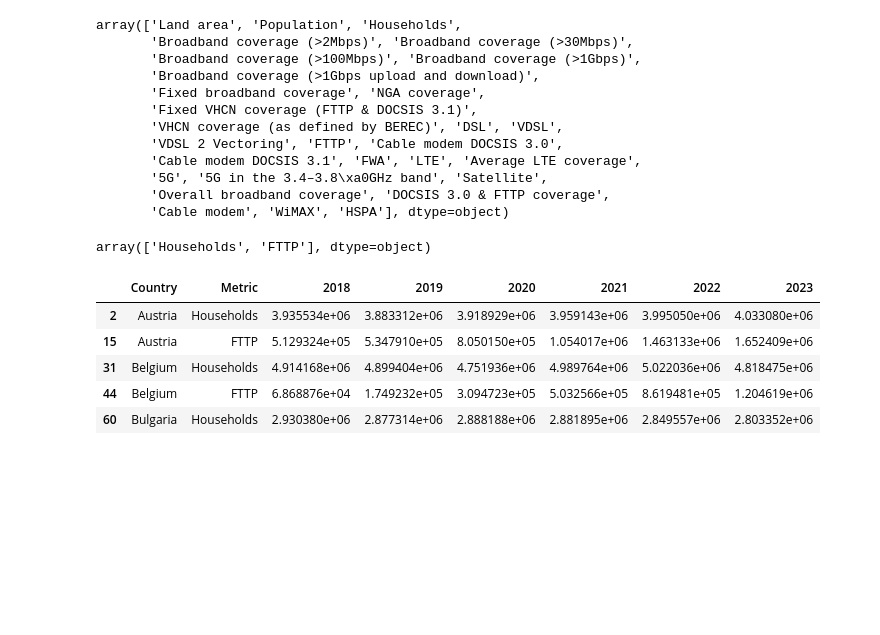
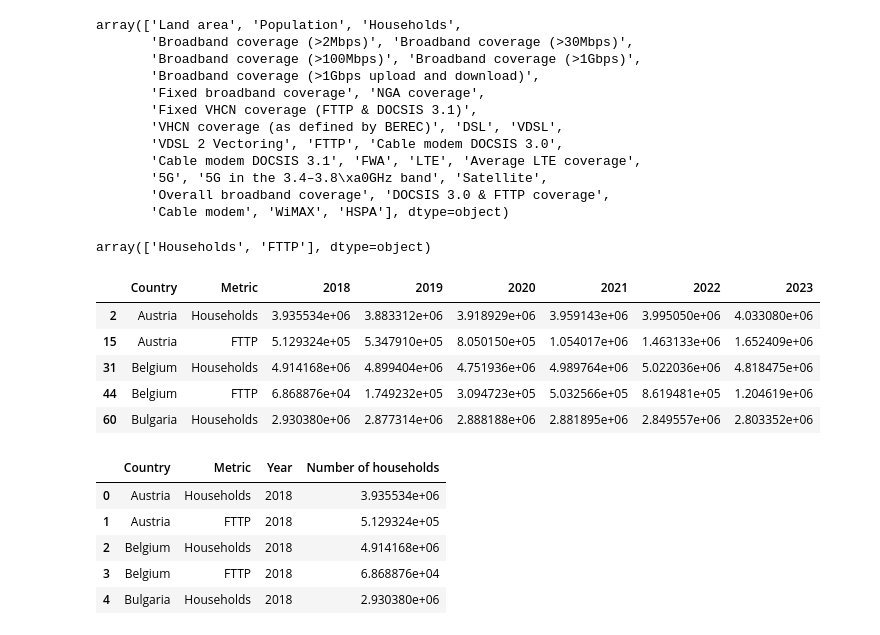
Before and after one commit to yuliiabosher/Fiber-optic-project, a Jupyter notebook: EU_historical_data.ipynb, the cells around one changed output. Saved outputs shown, nothing was run; the diff lists cells and outputs as text; code cells hidden in the pictures; blank space fills up the shorter version.

Commit message:
melted the year columns

```diff
--- a/EU_historical_data.ipynb
+++ b/EU_historical_data.ipynb
@@ -103,3 +103,13 @@ array(['Households', 'FTTP'], dtype=object)
 | 31 | Belgium | Households | 4.914168e+06 | 4.899404e+06 | 4.751936e+06 | 4.989764e+06 | 5.022036e+06 | 4.818475e+06 |
 | 44 | Belgium | FTTP | 6.868876e+04 | 1.749232e+05 | 3.094723e+05 | 5.032566e+05 | 8.619481e+05 | 1.204619e+06 |
 | 60 | Bulgaria | Households | 2.930380e+06 | 2.877314e+06 | 2.888188e+06 | 2.881895e+06 | 2.849557e+06 | 2.803352e+06 |
+# %%
+eu_broadband = eu_broadband.melt(id_vars=['Country', 'Metric'], var_name='Year', value_name='Number of households')
+display(eu_broadband.head())
+# %% [output]
+|  | Country | Metric | Year | Number of households |
+| 0 | Austria | Households | 2018 | 3.935534e+06 |
+| 1 | Austria | FTTP | 2018 | 5.129324e+05 |
+| 2 | Belgium | Households | 2018 | 4.914168e+06 |
+| 3 | Belgium | FTTP | 2018 | 6.868876e+04 |
+| 4 | Bulgaria | Households | 2018 | 2.930380e+06 |
```
